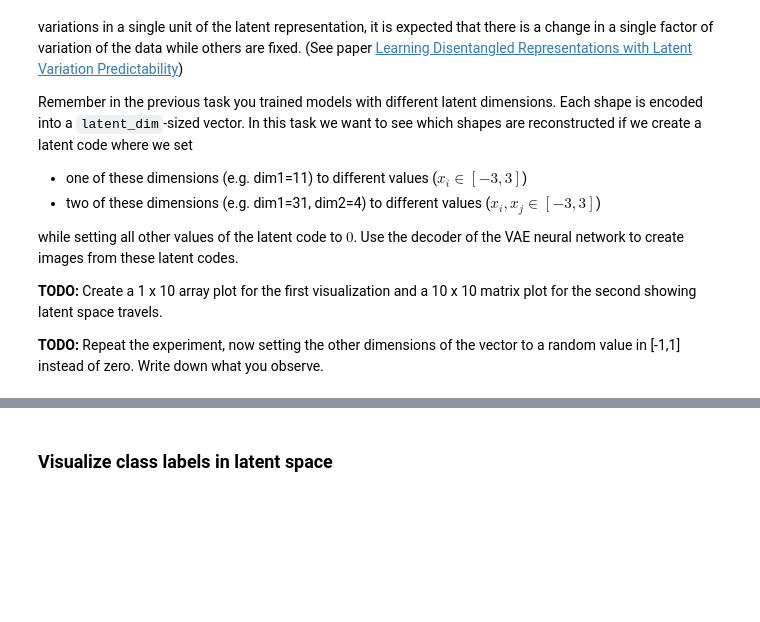
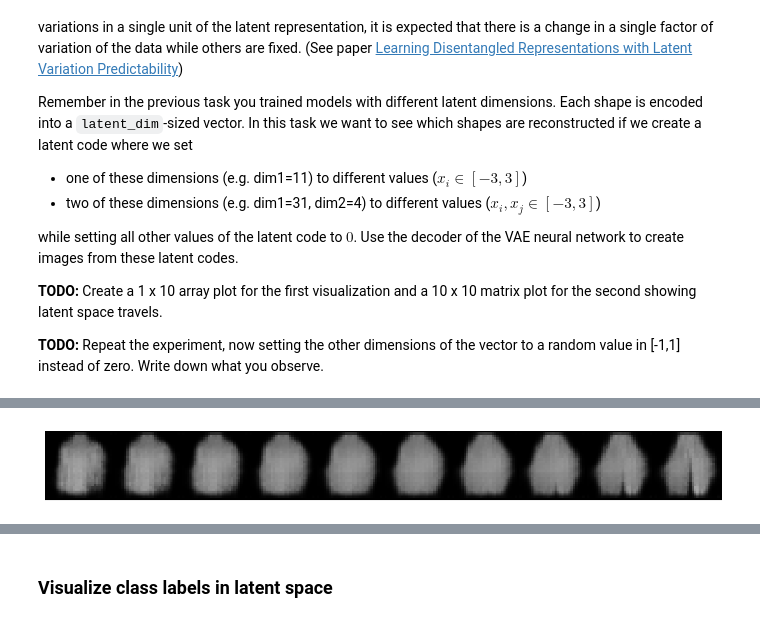
Before and after one commit to mak8427/Deep-Learning-Computer-Vision, a Jupyter notebook: madkour_mattioli_schellscheidt_5.ipynb, the cells around one changed output, grey strips where cells are left out. Cells and saved outputs as stored; diff of their text form; code cells hidden in the pictures; blank space fills up the shorter version.

```diff
--- a/madkour_mattioli_schellscheidt_5.ipynb
+++ b/madkour_mattioli_schellscheidt_5.ipynb
@@ -630,0 +629,20 @@ Here are two examples.
+# %%
+# One dimension traverse
+
+images_columns = 10
+images_rows = 1
+latent_dim = 32
+
+model.eval()
+
+latent_code = torch.zeros((images_columns, latent_dim)).to(device)
+traversal_range = torch.linspace(-3, 3, steps=images_columns).to(device)
+for i in range(images_columns):
+      latent_code[i, 0] = traversal_range[i]  # Vary the first latent dimension
+
+
+with torch.no_grad():
+      decoded_images = model.decode(latent_code).cpu()
+      show_grid(decoded_images, images_columns, images_rows)
+# %% [output]
+[figure, added]
```
Also changed, not shown: parts of 20 cells of this notebook.
